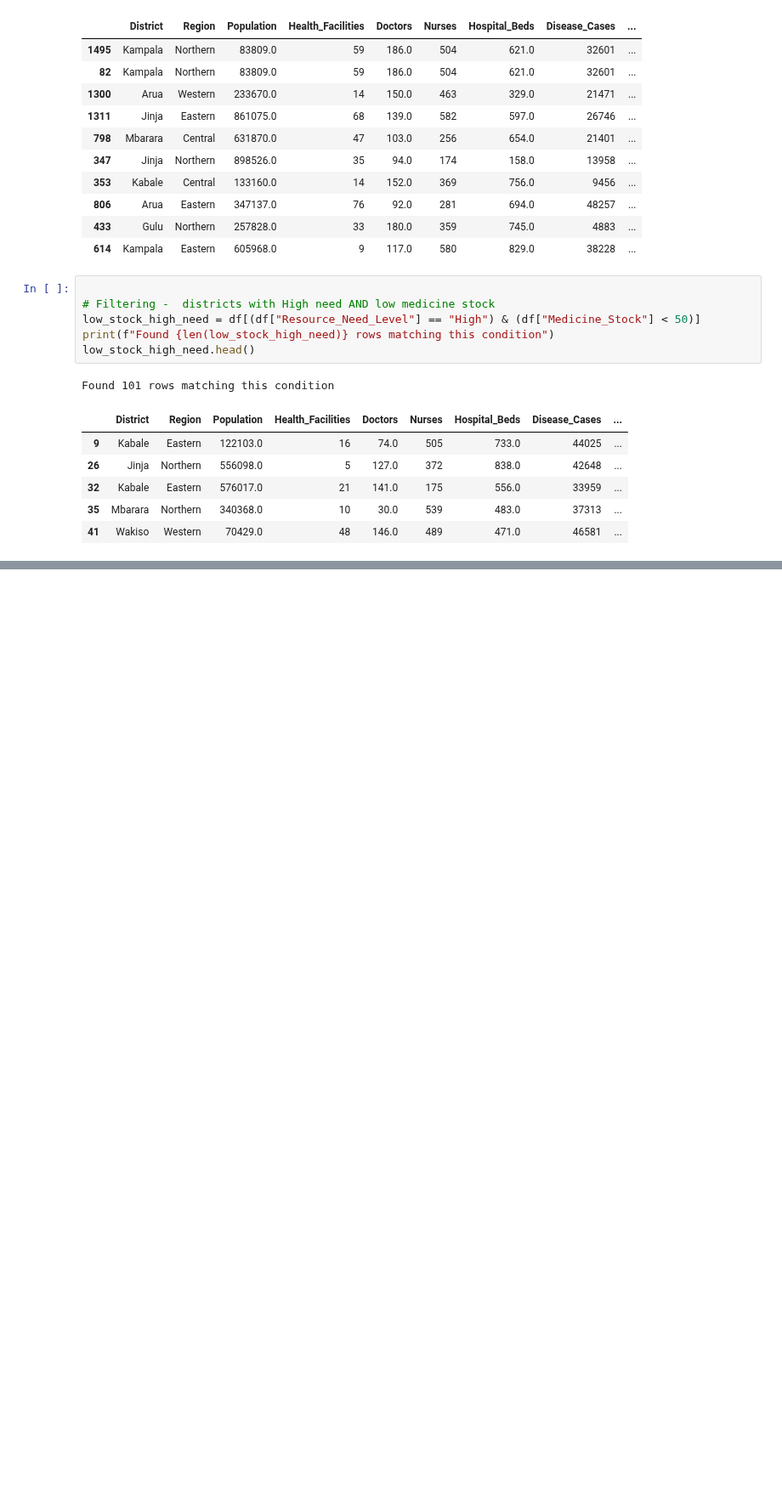
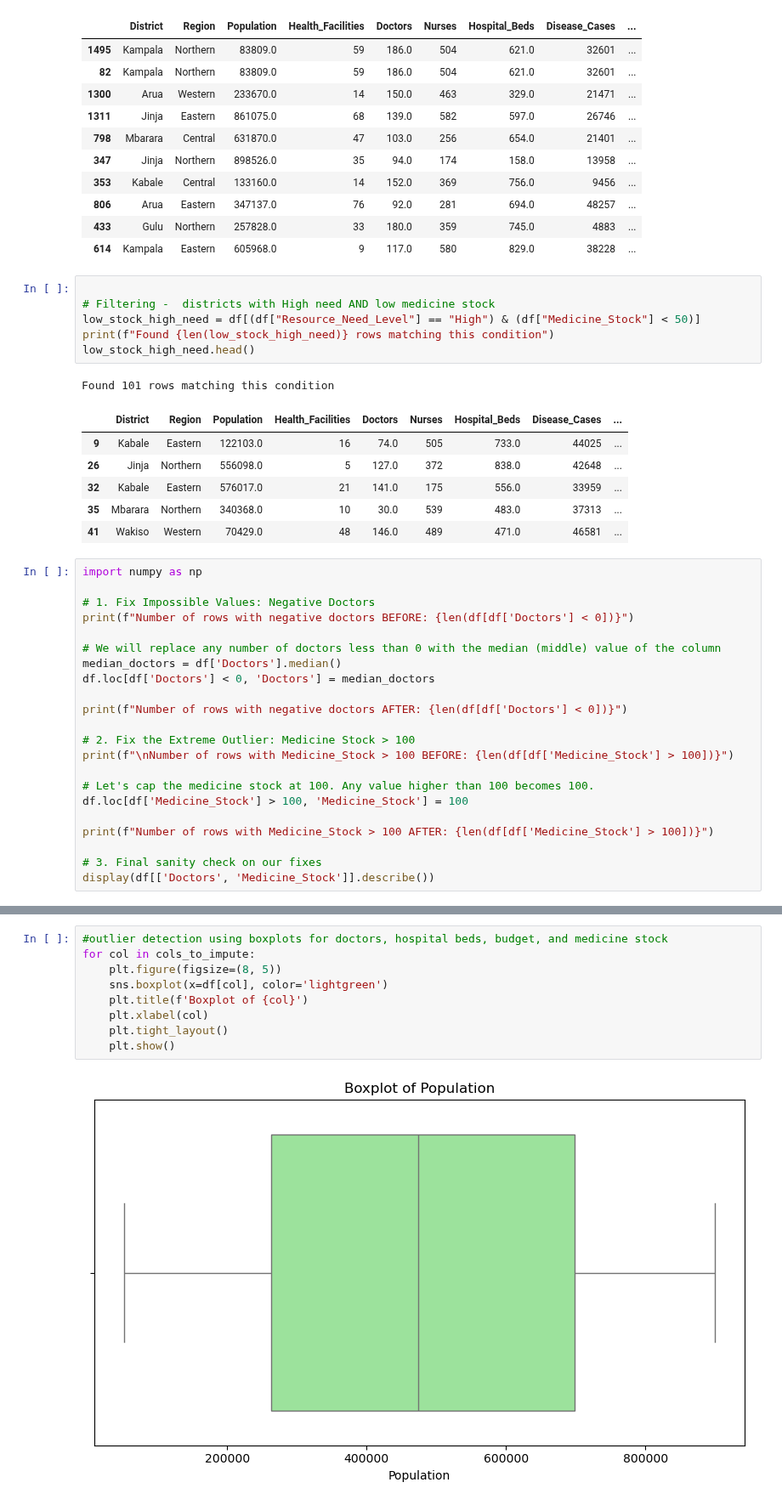
Before and after one commit to Nandrog/Health_Resource_Allocation_Modal, a Jupyter notebook: Health_Resource_Allocation_Model.ipynb, the cells around one changed output, grey strips where cells are left out. Shown at 85% size. Saved outputs shown, nothing was run; the diff lists cells and outputs as text; blank space fills up the shorter version.

Commit message:
capped the outlier in medicine stock, replaced the negative value from doctors col and encoded the resource_need_col

```diff
--- a/Health_Resource_Allocation_Model.ipynb
+++ b/Health_Resource_Allocation_Model.ipynb
@@ -295,3 +295,25 @@ Found 101 rows matching this condition
 | 32 | Kabale | Eastern | 576017.0 | 21 | 141.0 | 175 | 556.0 | 33959 | ... |
 | 35 | Mbarara | Northern | 340368.0 | 10 | 30.0 | 539 | 483.0 | 37313 | ... |
 | 41 | Wakiso | Western | 70429.0 | 48 | 146.0 | 489 | 471.0 | 46581 | ... |
+# %%
+import numpy as np
+
+# 1. Fix Impossible Values: Negative Doctors
+print(f"Number of rows with negative doctors BEFORE: {len(df[df['Doctors'] < 0])}")
+
+# We will replace any number of doctors less than 0 with the median (middle) value of the column
+median_doctors = df['Doctors'].median()
+df.loc[df['Doctors'] < 0, 'Doctors'] = median_doctors
+
+print(f"Number of rows with negative doctors AFTER: {len(df[df['Doctors'] < 0])}")
+
+# 2. Fix the Extreme Outlier: Medicine Stock > 100
+print(f"\nNumber of rows with Medicine_Stock > 100 BEFORE: {len(df[df['Medicine_Stock'] > 100])}")
+
+# Let's cap the medicine stock at 100. Any value higher than 100 becomes 100.
+df.loc[df['Medicine_Stock'] > 100, 'Medicine_Stock'] = 100
+
+print(f"Number of rows with Medicine_Stock > 100 AFTER: {len(df[df['Medicine_Stock'] > 100])}")
+
+# 3. Final sanity check on our fixes
+display(df[['Doctors', 'Medicine_Stock']].describe())
@@ -297,0 +335,11 @@ Found 101 rows matching this condition
+# %%
+#outlier detection using boxplots for doctors, hospital beds, budget, and medicine stock
+for col in cols_to_impute:
+    plt.figure(figsize=(8, 5))
+    sns.boxplot(x=df[col], color='lightgreen')
+    plt.title(f'Boxplot of {col}')
+    plt.xlabel(col)
+    plt.tight_layout()
+    plt.show()
+# %% [output]
+[figure, added]
```
Also changed, not shown: parts of 8 cells of this notebook.
